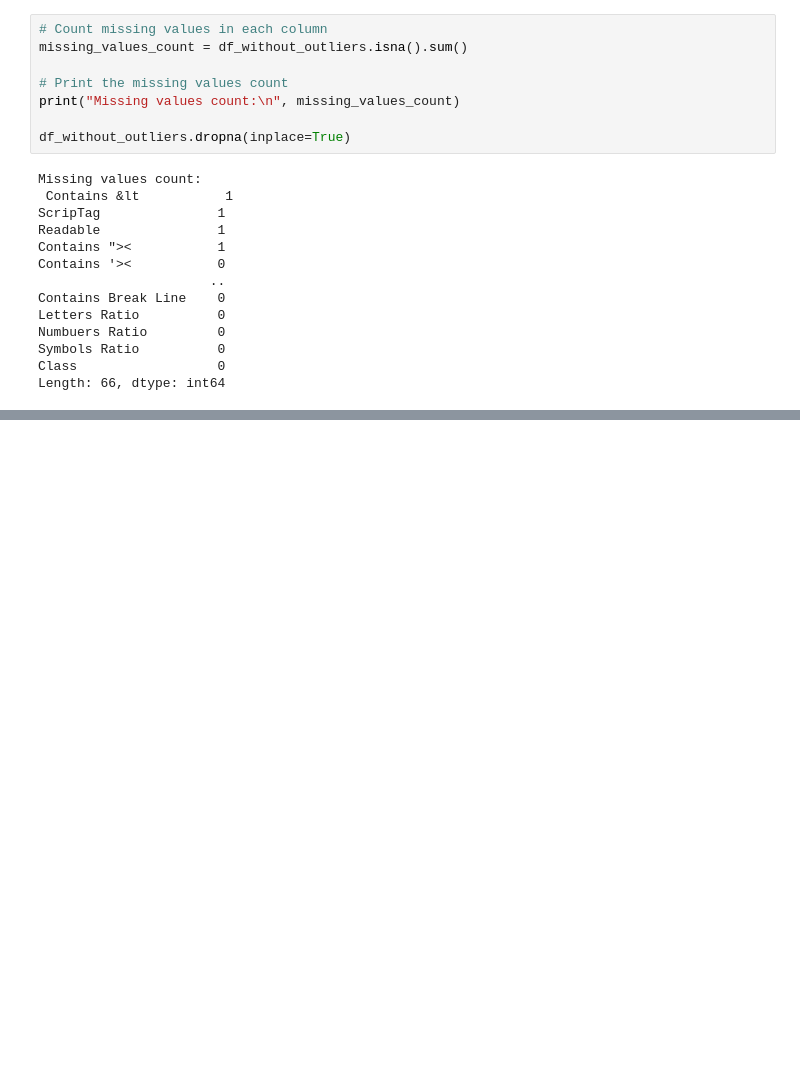
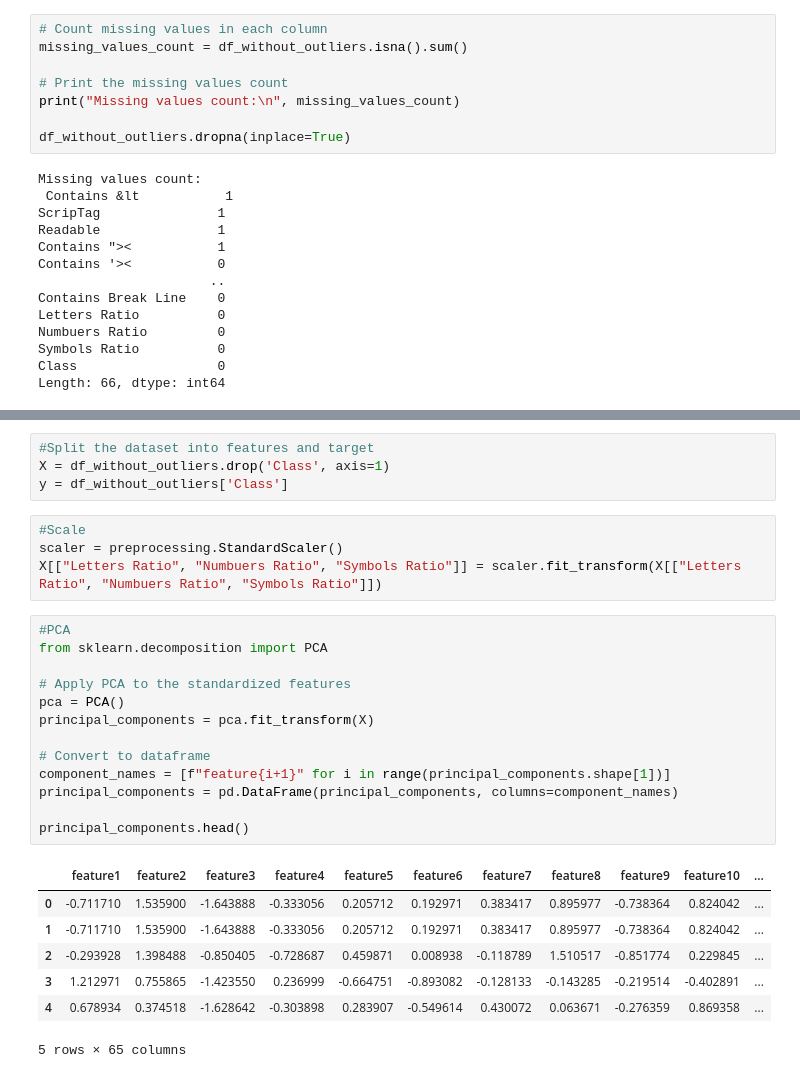
Before and after one commit to sahinebrar/MachineLearningExercises, a Jupyter notebook: XSS_detection.ipynb, the cells around one changed output, grey strips where cells are left out. Cells and saved outputs as stored; diff of their text form; blank space fills up the shorter version.

```diff
--- a/XSS_detection.ipynb
+++ b/XSS_detection.ipynb
@@ -277,0 +288,29 @@ plt.savefig('corrmatrix.png')
+# %%
+#Split the dataset into features and target
+X = df_without_outliers.drop('Class', axis=1)
+y = df_without_outliers['Class']
+# %%
+#Scale
+scaler = preprocessing.StandardScaler()
+X[["Letters Ratio", "Numbuers Ratio", "Symbols Ratio"]] = scaler.fit_transform(X[["Letters Ratio", "Numbuers Ratio", "Symbols Ratio"]])
+# %%
+#PCA
+from sklearn.decomposition import PCA
+
+# Apply PCA to the standardized features
+pca = PCA()
+principal_components = pca.fit_transform(X)
+
+# Convert to dataframe
+component_names = [f"feature{i+1}" for i in range(principal_components.shape[1])]
+principal_components = pd.DataFrame(principal_components, columns=component_names)
+
+principal_components.head()
+# %% [output]
+|  | feature1 | feature2 | feature3 | feature4 | feature5 | feature6 | feature7 | feature8 | feature9 | feature10 | ... |
+| 0 | -0.711710 | 1.535900 | -1.643888 | -0.333056 | 0.205712 | 0.192971 | 0.383417 | 0.895977 | -0.738364 | 0.824042 | ... |
+| 1 | -0.711710 | 1.535900 | -1.643888 | -0.333056 | 0.205712 | 0.192971 | 0.383417 | 0.895977 | -0.738364 | 0.824042 | ... |
+| 2 | -0.293928 | 1.398488 | -0.850405 | -0.728687 | 0.459871 | 0.008938 | -0.118789 | 1.510517 | -0.851774 | 0.229845 | ... |
+| 3 | 1.212971 | 0.755865 | -1.423550 | 0.236999 | -0.664751 | -0.893082 | -0.128133 | -0.143285 | -0.219514 | -0.402891 | ... |
+| 4 | 0.678934 | 0.374518 | -1.628642 | -0.303898 | 0.283907 | -0.549614 | 0.430072 | 0.063671 | -0.276359 | 0.869358 | ... |
+5 rows × 65 columns
```
Also changed, not shown: parts of 12 cells of this notebook.
